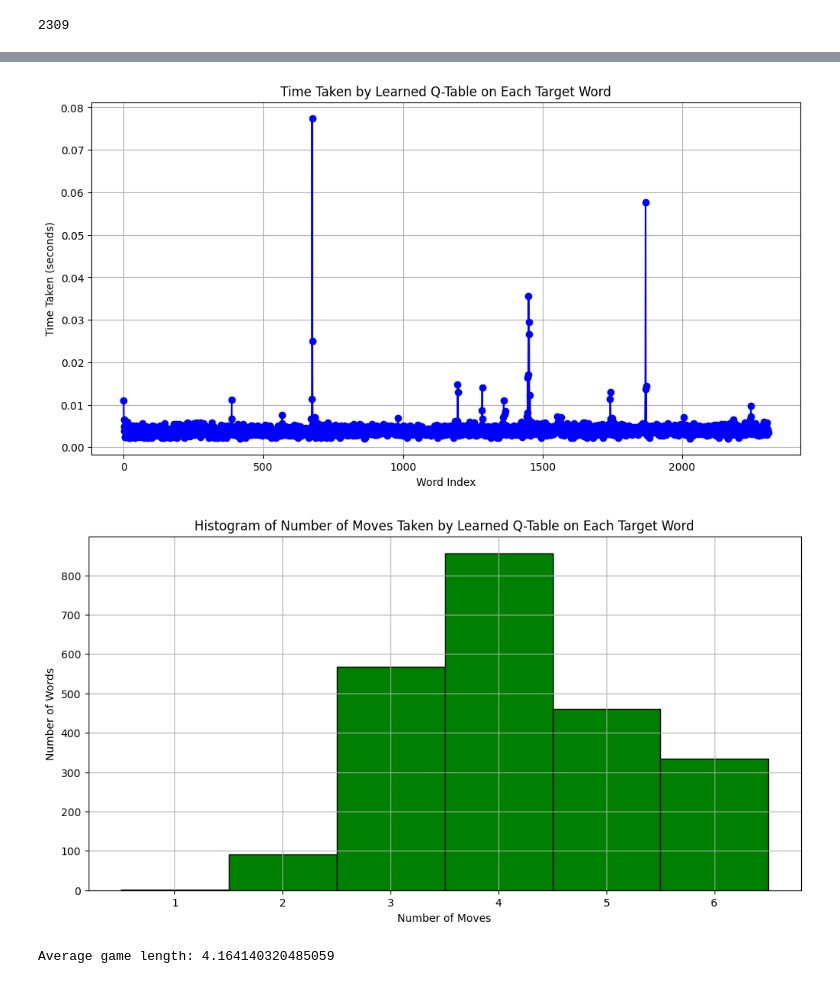
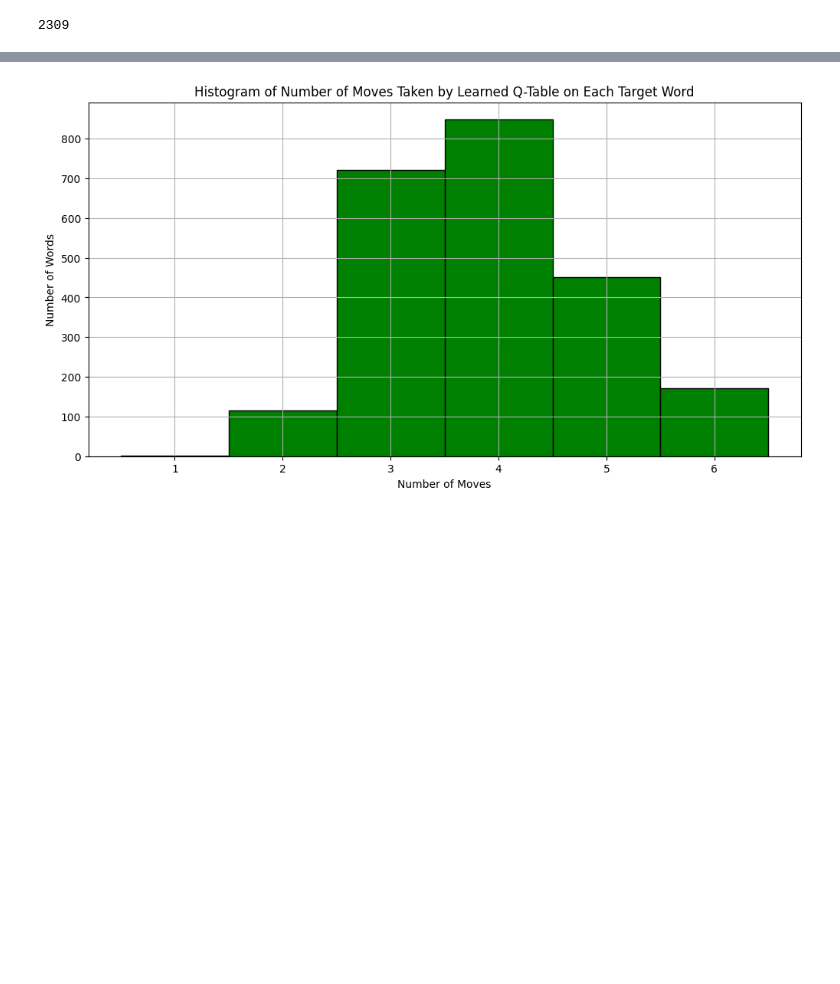
Before and after one commit to SaptarishiD/Rl4Wordle, a Jupyter notebook: myQwordle.ipynb, the cells around one changed output, grey strips where cells are left out. Saved outputs shown, nothing was run; the diff lists cells and outputs as text; code cells hidden in the pictures; blank space fills up the shorter version.

Commit message:
avg 3.9 moves

```diff
--- a/myQwordle.ipynb
+++ b/myQwordle.ipynb
@@ -459,63 +165,49 @@ defaultdict(<function __main__.Q_Learning.<locals>.<lambda>()>,
+# %%
+import pickle
+with open('Q_table_intermediate.pkl', 'wb') as f:
+    pickle.dump(dict(Q), f)
+# load it
+with open('Q_table_intermediate.pkl', 'rb') as f:
+    Q_loaded = pickle.load(f)
 # %%
 def run_episode_for_target(target, Q):
-    # Use the meta environment which provides the step() function
     env = WordleMetaEnv()
     env.reset()
-    # Override the target word in the underlying WordleQEnv:
     env.env.target_word = target
-    # Reset any counters in the underlying environment
     env.env.attempts = 0
     env.env.guessed_words = []
 
     done = False
     state = (0, 0, 0)
     moves = 0
 
-    start_time = time.time()
-
     while not done:
-        # Choose the action with the highest Q value if available, else choose randomly
         if state in Q:
             action = np.argmax(Q[state])
         else:
             action = random.choice(env.agent.action_space)
 
         state, reward, done = env.step(action)
         moves += 1
 
-    elapsed = time.time() - start_time
-    return elapsed, moves
+    return moves
 
-# Iterate over all target words and record the time and moves for each episode.
-times = []
+
 moves_list = []
 for word in tqdm(target_words):
-    t, m = run_episode_for_target(word, Q)
-    times.append(t)
+    m = run_episode_for_target(word, Q_loaded)
     moves_list.append(m)
 
-# Plot time taken per word
-plt.figure(figsize=(12, 6))
-plt.plot(range(len(target_words)), times, marker='o', linestyle='-', color='blue')
-plt.xlabel("Word Index")
-plt.ylabel("Time Taken (seconds)")
-plt.title("Time Taken by Learned Q-Table on Each Target Word")
-plt.grid(True)
-plt.show()
-
-# Plot histogram of number of moves per word
 plt.figure(figsize=(12, 6))
 plt.hist(moves_list, bins=range(1, max(moves_list) + 2), edgecolor='black', color='green', align='left')
 plt.xlabel("Number of Moves")
 plt.ylabel("Number of Words")
 plt.title("Histogram of Number of Moves Taken by Learned Q-Table on Each Target Word")
 plt.xticks(range(1, max(moves_list) + 1))
 plt.grid(True)
 plt.show()
 # %% [output]
-[figure, old version]
+[figure, new version]
-[figure, removed]
-Average game length: 4.164140320485059
 # %%
 print("Average game length:", np.mean(moves_list))
 # %% [output]
```
Also changed, not shown: parts of 32 cells of this notebook, 1 other file.
